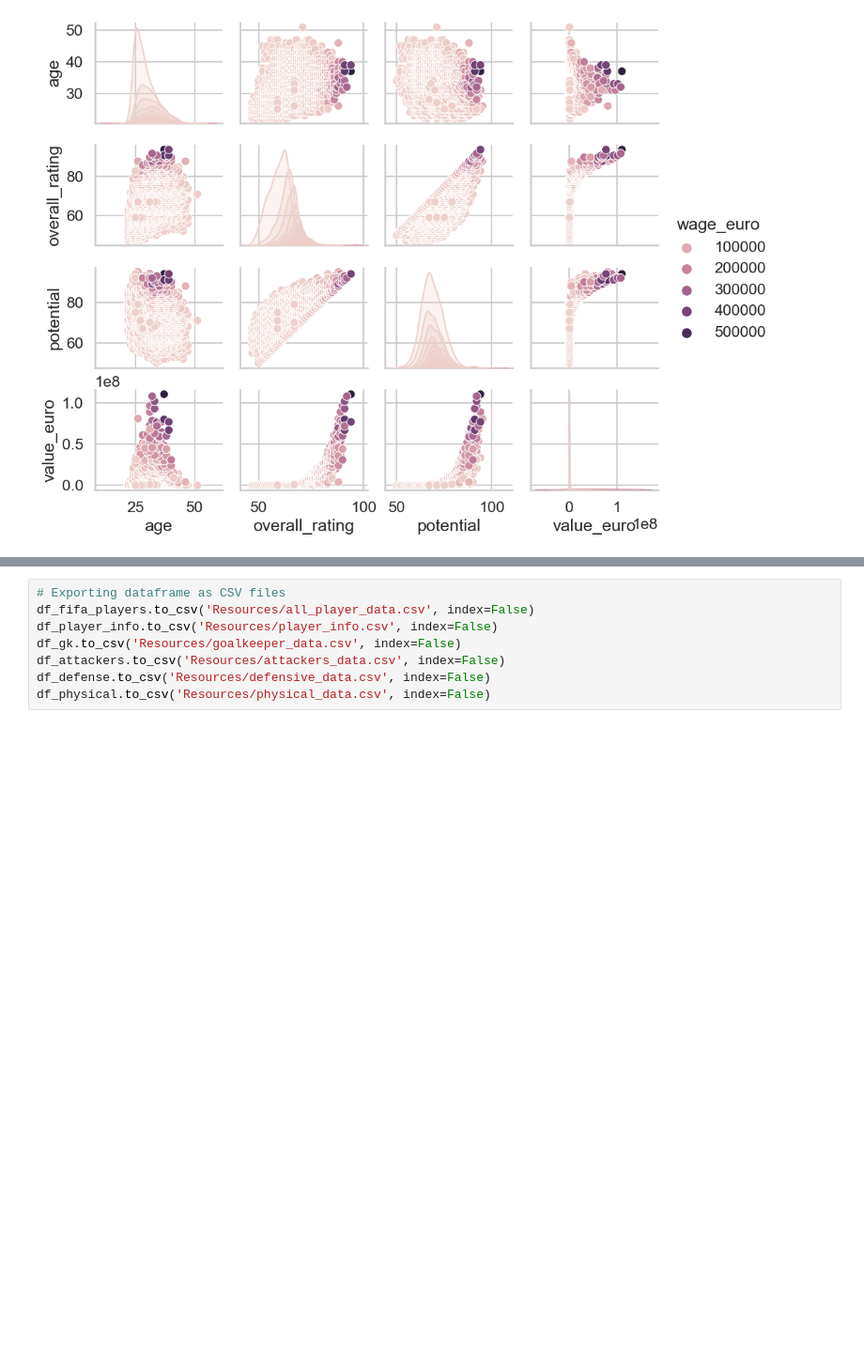
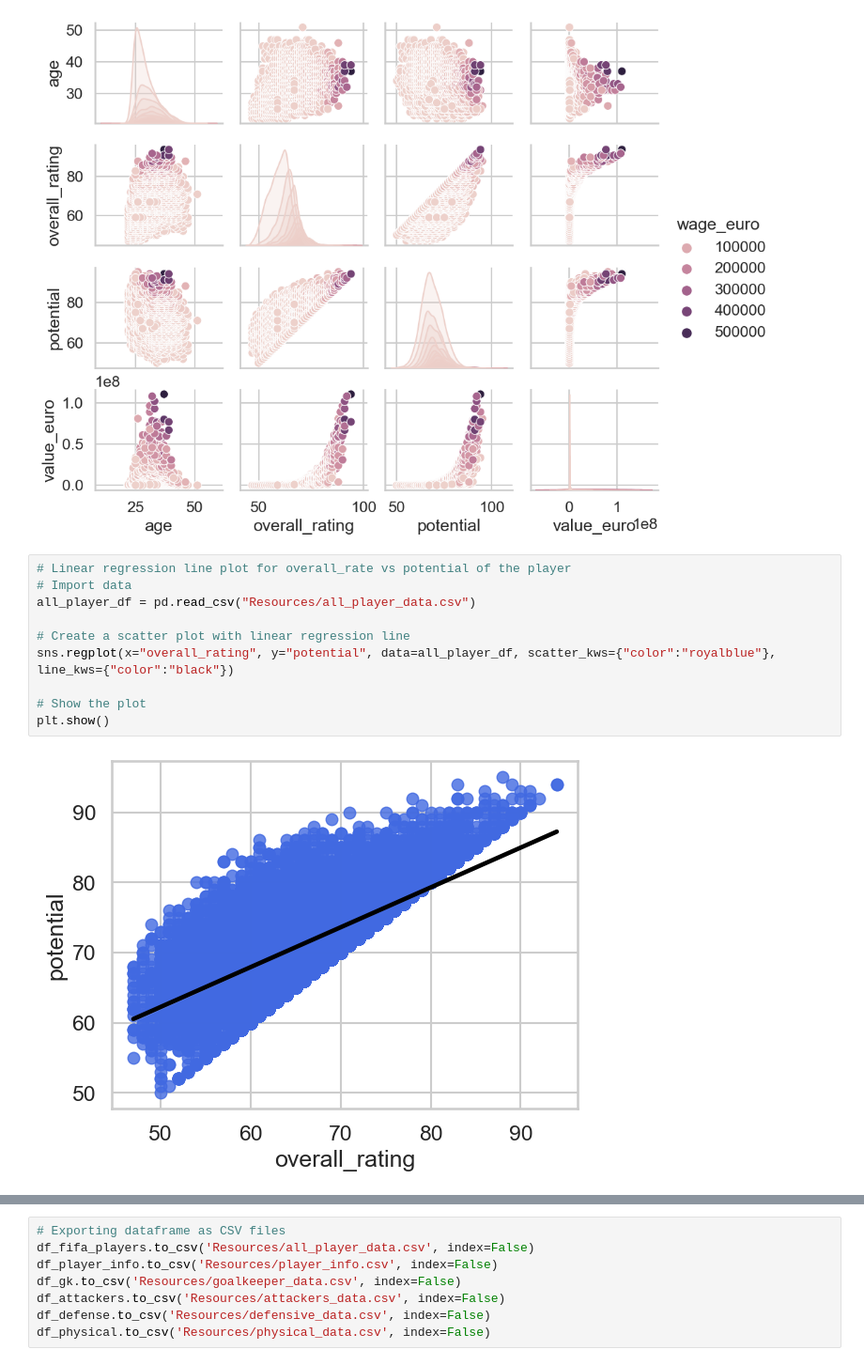
Before and after one commit to rdeshir10/Fifa_Analysis, a Jupyter notebook: footbal.ipynb, the cells around one changed output, grey strips where cells are left out. Shown: that part at 94% size. Drawn from its saved outputs; the diff is of its cells as text; blank space fills up the shorter version.

Commit message:
upload plots

```diff
--- a/footbal.ipynb
+++ b/footbal.ipynb
@@ -196,3 +197,15 @@ sns.pairplot(data=column_toplot,
 plt.show()
 # %% [output]
 [figure]
+# %%
+# Linear regression line plot for overall_rate vs potential of the player
+# Import data
+all_player_df = pd.read_csv("Resources/all_player_data.csv")
+
+# Create a scatter plot with linear regression line
+sns.regplot(x="overall_rating", y="potential", data=all_player_df, scatter_kws={"color":"royalblue"}, line_kws={"color":"black"})
+
+# Show the plot
+plt.show()
+# %% [output]
+[figure, added]
```
Also changed, not shown: parts of 3 cells of this notebook.
